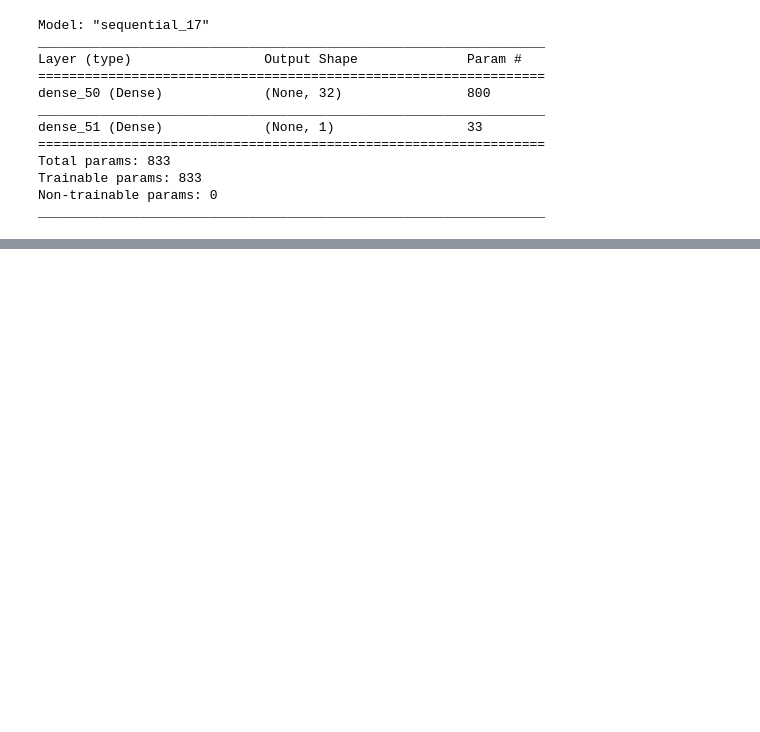
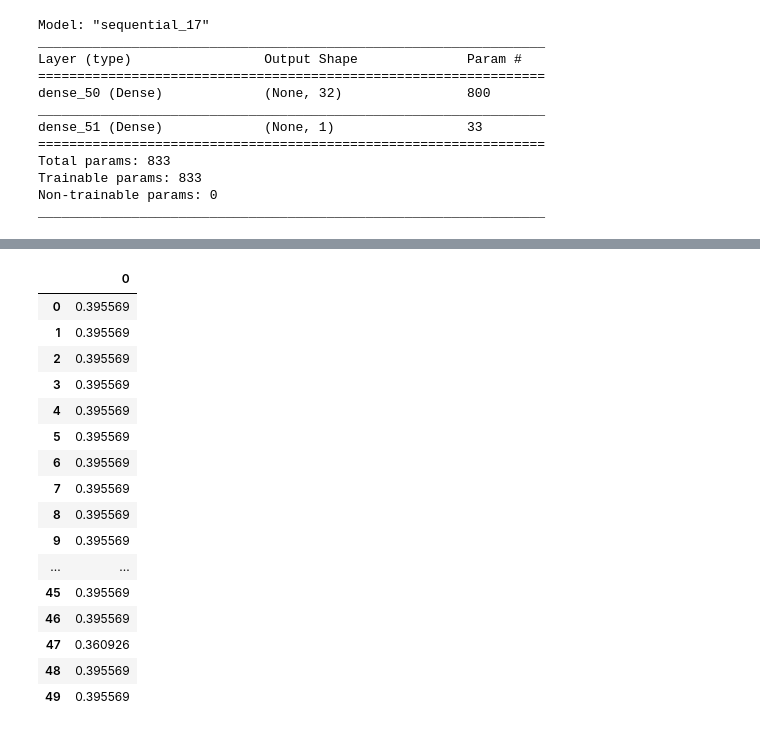
Before and after one commit to marcduby/MachineLearningPython, a Jupyter notebook: Kaggle/2020/Introduction/Titanic/titanicTF2.ipynb, the cells around one changed output, grey strips where cells are left out. Cells and saved outputs as stored; diff of their text form; code cells hidden in the pictures; blank space fills up the shorter version.

```diff
--- a/Kaggle/2020/Introduction/Titanic/titanicTF2.ipynb
+++ b/Kaggle/2020/Introduction/Titanic/titanicTF2.ipynb
@@ -267,0 +391,5 @@ Epoch 20/20
+# %%
+# subsampel the data
+kaggle_test_df = titanic_test_df.filter(['Sex', 'Age', 'Fare'])
+
+kaggle_test_df.head(5)
@@ -267,0 +417,5 @@ Epoch 20/20
+# %%
+# make sex one hot
+kaggle_test_df = pd.get_dummies(kaggle_test_df)
+
+kaggle_test_df.head(5)
@@ -267,0 +429,4 @@ Epoch 20/20
+# %%
+kaggle_test_df = pd.notnull(kaggle_test_df)
+
+kaggle_test_df.info()
@@ -267,0 +445,23 @@ Epoch 20/20
+# %%
+# predict for the kaggle test data
+kaggle_predict = pd.DataFrame(model_small.predict(kaggle_test_df))
+
+kaggle_predict.head(50)
+# %% [output]
+|  | 0 |
+| 0 | 0.395569 |
+| 1 | 0.395569 |
+| 2 | 0.395569 |
+| 3 | 0.395569 |
+| 4 | 0.395569 |
+| 5 | 0.395569 |
+| 6 | 0.395569 |
+| 7 | 0.395569 |
+| 8 | 0.395569 |
+| 9 | 0.395569 |
+| ... | ... |
+| 45 | 0.395569 |
+| 46 | 0.395569 |
+| 47 | 0.360926 |
+| 48 | 0.395569 |
+| 49 | 0.395569 |
```
Also changed, not shown: parts of 14 cells of this notebook, 6 other files.
